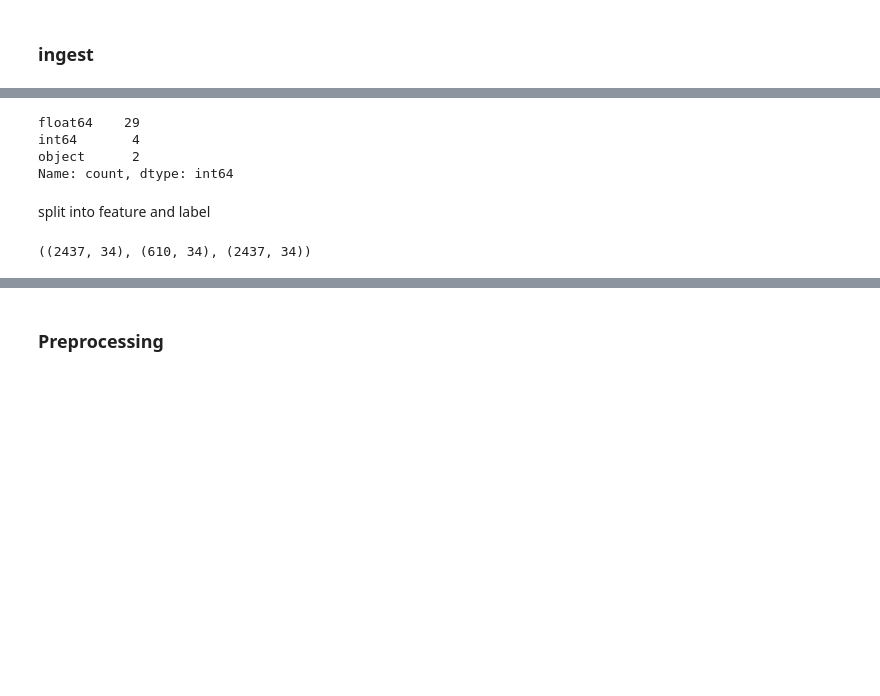
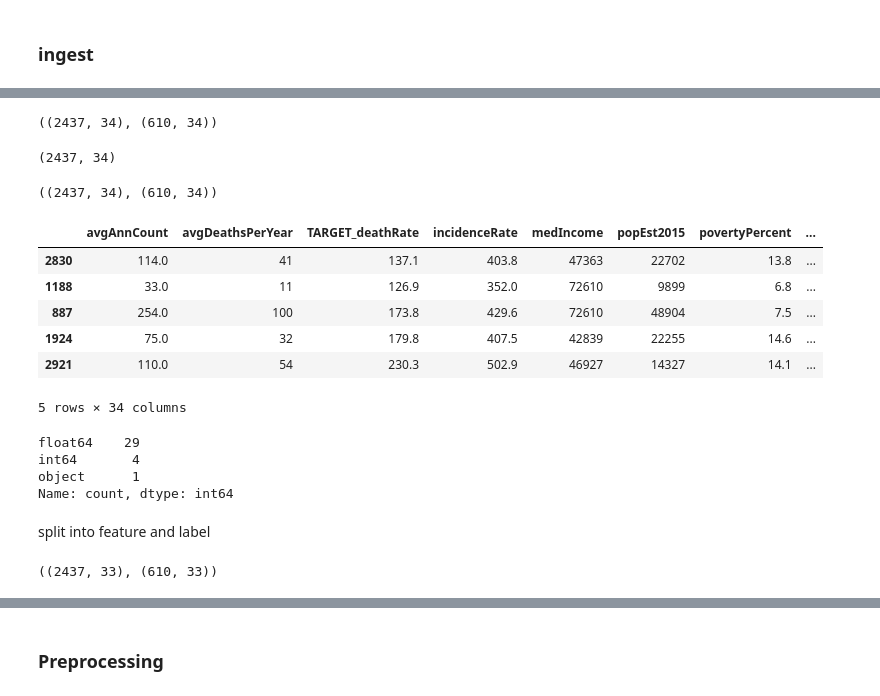
Before and after one commit to utility001/cancer_mortality, a Jupyter notebook: ols_modelling.ipynb, the cells around one changed output, grey strips where cells are left out. Drawn from its saved outputs; the diff is of its cells as text; code cells hidden in the pictures; blank space fills up the shorter version.

```diff
--- a/ols_modelling.ipynb
+++ b/ols_modelling.ipynb
@@ -23,14 +14,3 @@ from sklearn.compose import ColumnTransformer
 from sklearn.linear_model import Lasso, LinearRegression, Ridge, LassoCV
 # %% [markdown]
 ### ingest
-# %%
-# Split the data
-def split_data():
-    # Import the dataset
-    df = pd.read_csv("dataset/cancer_reg.csv",
-                 encoding='unicode_escape')
-
-    # Train test split
-    train, test= train_test_split(df, test_size=0.2, random_state=42)
-
-    return train, test
@@ -43,19 +16,0 @@ train.shape, test.shape
-# %%
-# Performing outlier capping
-def train_outlier_capping(df):
-    df = df.copy()
-    # Identify features that are normally and not normally distributed in the train data
-    normal_features, non_normal_features = identify_normality(df)
-
-    # Cap the outliers in the train data
-    train = z_trim_cap_outliers(df, normal_features, method='cap')
-    print(f"These normal features will be capped {normal_features}")
-
-    # Of all teh non normal features, identify the extremely skewed ones with threshold as 1
-    skew_feats, _ = identify_skewed_columns(df, non_normal_features, skew_threshold=1)
-    print(f"These skewed columns will be capped: {skew_feats}")
-
-    # Cap the outliers
-    df = trim_cap_skewed_outliers(df, skew_feats, method="cap")
-
-    return df
@@ -92,0 +19,6 @@ We will be training on the training set as is and we'll compare it with training
+# %%
+# Split the data into train and test set
+train, test = split_data()
+train.shape, test.shape
+# %% [output]
+((2437, 34), (610, 34))
@@ -92,0 +27,6 @@ We will be training on the training set as is and we'll compare it with training
+# %%
+# perform outlier capping on the train data
+train = train_outlier_capping(train)
+train.shape
+# %% [output]
+(2437, 34)
@@ -93,9 +35,26 @@ We will be training on the training set as is and we'll compare it with training
+# %%
+# Perform Categorical transformation
+train = cat_transform(train)
+test = cat_transform(test)
+train.shape, test.shape
+# %% [output]
+((2437, 34), (610, 34))
+# %%
+train.head()
+# %% [output]
+|  | avgAnnCount | avgDeathsPerYear | TARGET_deathRate | incidenceRate | medIncome | popEst2015 | povertyPercent | ... |
+| 2830 | 114.0 | 41 | 137.1 | 403.8 | 47363 | 22702 | 13.8 | ... |
+| 1188 | 33.0 | 11 | 126.9 | 352.0 | 72610 | 9899 | 6.8 | ... |
+| 887 | 254.0 | 100 | 173.8 | 429.6 | 72610 | 48904 | 7.5 | ... |
+| 1924 | 75.0 | 32 | 179.8 | 407.5 | 42839 | 22255 | 14.6 | ... |
+| 2921 | 110.0 | 54 | 230.3 | 502.9 | 46927 | 14327 | 14.1 | ... |
+5 rows × 34 columns
 # %%
 train.dtypes.value_counts()
 # %% [output]
 float64    29
 int64       4
-object      2
+object      1
 Name: count, dtype: int64
 # %% [markdown]
 split into feature and label
@@ -117,7 +74,7 @@ X_train_cap, y_train_cap = feat_label_split(train_cap)
 X_test, y_test = feat_label_split(test)
 # %%
 # Verify their shape
-X_train.shape, X_test.shape, X_train_cap.shape
+X_train.shape, X_test.shape
 # %% [output]
-((2437, 34), (610, 34), (2437, 34))
+((2437, 33), (610, 33))
 # %%
```
Also changed, not shown: parts of 85 cells of this notebook.
